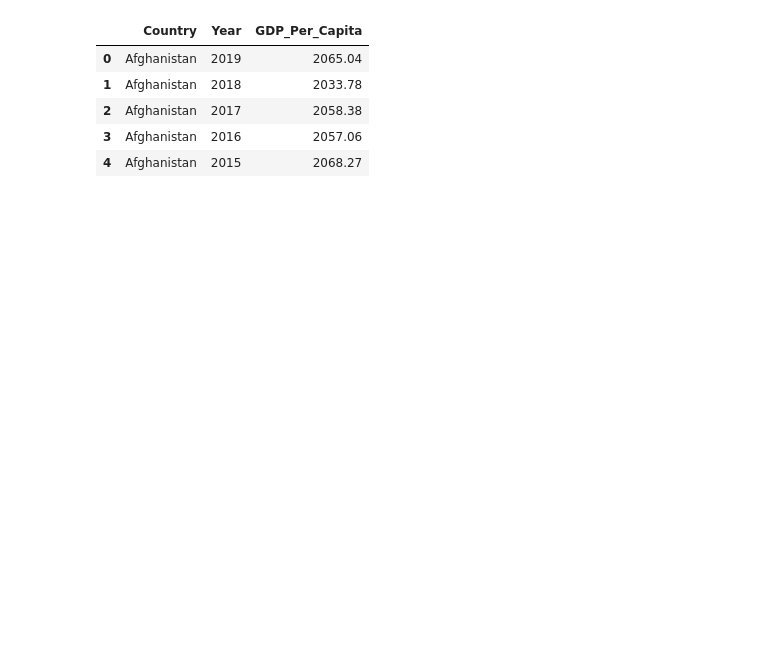
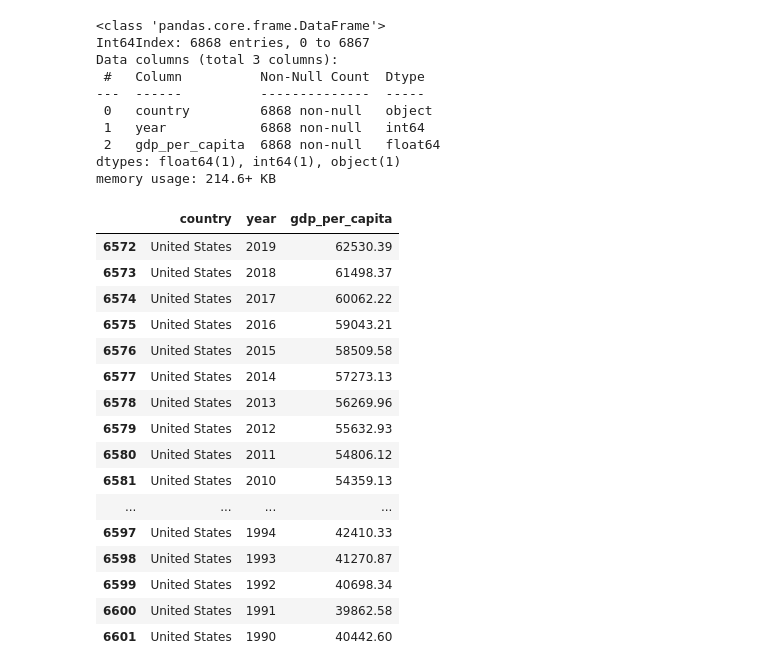
Before and after one commit to nss-data-science-cohort-5/un_exploration-bdfinlayson, a Jupyter notebook: slides.ipynb, the cells around one changed output. Drawn from its saved outputs; the diff is of its cells as text; code cells hidden in the pictures; blank space fills up the shorter version.

```diff
--- a/slides.ipynb
+++ b/slides.ipynb
@@ -20,26 +57,52 @@ obesity_df.head()
 # %%
 def round_2(n: float):
 	if n == '':
 		return
 	try:
 		return float(np.format_float_positional(float(n), precision=2))
 	except Exception:
 		print(f'Unable to convert {n} to float')
 
-gdp_df = pd\
+gdp = pd\
     .read_csv('data/gdp_per_capita.csv', converters={'Value': round_2})\
     .drop(columns=['Value Footnotes']) \
     .dropna(subset=['Value']) \
-    .rename(columns={'Country or Area': 'Country', 'Value': 'GDP_Per_Capita'})
+    .rename(columns={'Country or Area': 'Country', 'Value': 'GDP_Per_Capita'})\
+	.rename(columns=str.lower)\
+    .astype({'year': int})
 
-gdp_df.head()
+gdp.info()
+gdp.head()
+
+gdp.query('country == "United States"')
 # %% [output]
+<class 'pandas.core.frame.DataFrame'>
+Int64Index: 6868 entries, 0 to 6867
+Data columns (total 3 columns):
+ #   Column          Non-Null Count  Dtype
+---  ------          --------------  -----
+ 0   country         6868 non-null   object
+ 1   year            6868 non-null   int64
+ 2   gdp_per_capita  6868 non-null   float64
+dtypes: float64(1), int64(1), object(1)
+memory usage: 214.6+ KB
-|  | Country | Year | GDP_Per_Capita |
-| 0 | Afghanistan | 2019 | 2065.04 |
-| 1 | Afghanistan | 2018 | 2033.78 |
-| 2 | Afghanistan | 2017 | 2058.38 |
-| 3 | Afghanistan | 2016 | 2057.06 |
-| 4 | Afghanistan | 2015 | 2068.27 |
+|  | country | year | gdp_per_capita |
+| 6572 | United States | 2019 | 62530.39 |
+| 6573 | United States | 2018 | 61498.37 |
+| 6574 | United States | 2017 | 60062.22 |
+| 6575 | United States | 2016 | 59043.21 |
+| 6576 | United States | 2015 | 58509.58 |
+| 6577 | United States | 2014 | 57273.13 |
+| 6578 | United States | 2013 | 56269.96 |
+| 6579 | United States | 2012 | 55632.93 |
+| 6580 | United States | 2011 | 54806.12 |
+| 6581 | United States | 2010 | 54359.13 |
+| ... | ... | ... | ... |
+| 6597 | United States | 1994 | 42410.33 |
+| 6598 | United States | 1993 | 41270.87 |
+| 6599 | United States | 1992 | 40698.34 |
+| 6600 | United States | 1991 | 39862.58 |
+| 6601 | United States | 1990 | 40442.60 |
 # %%
 def is_year_filter(obj):
 	try:
```
Also changed, not shown: parts of 7 cells of this notebook, 3 other files.
